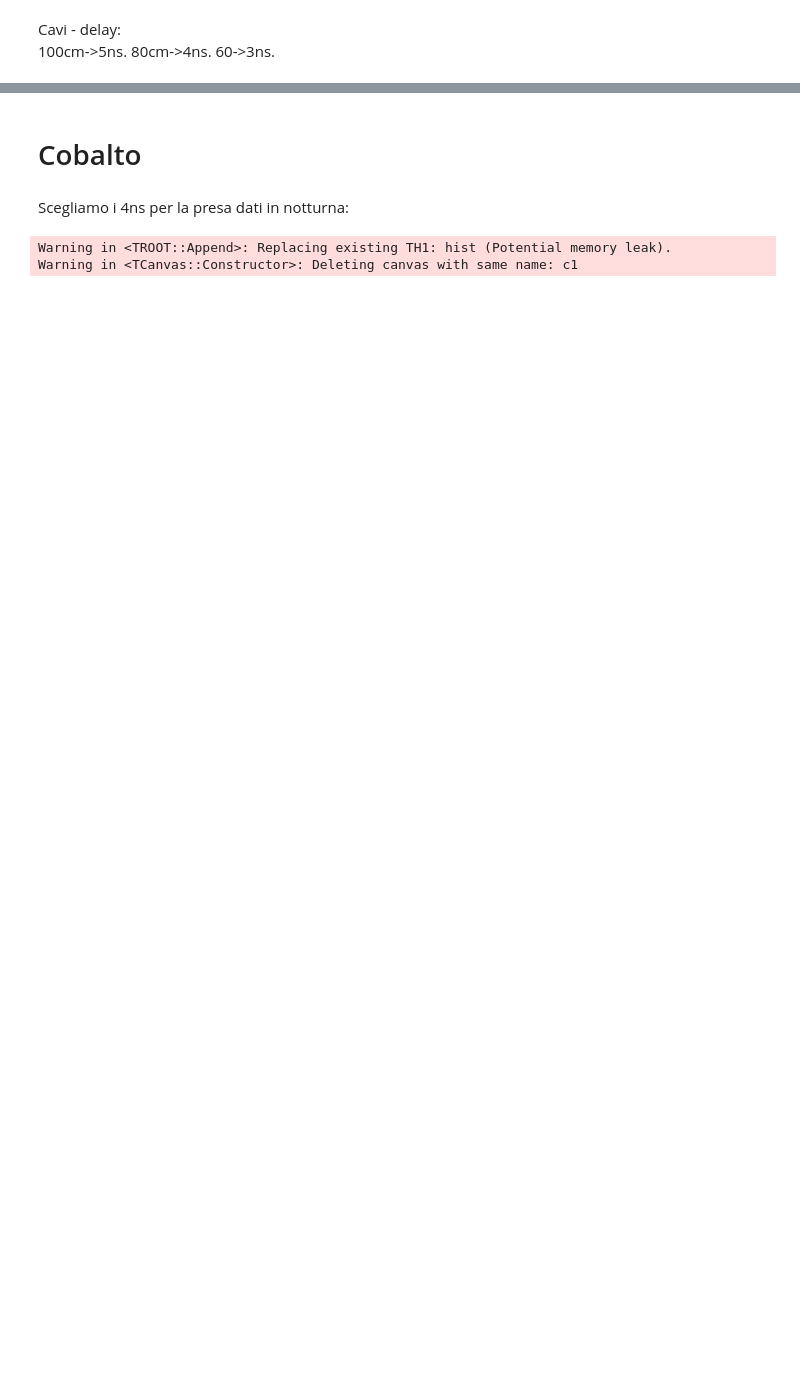
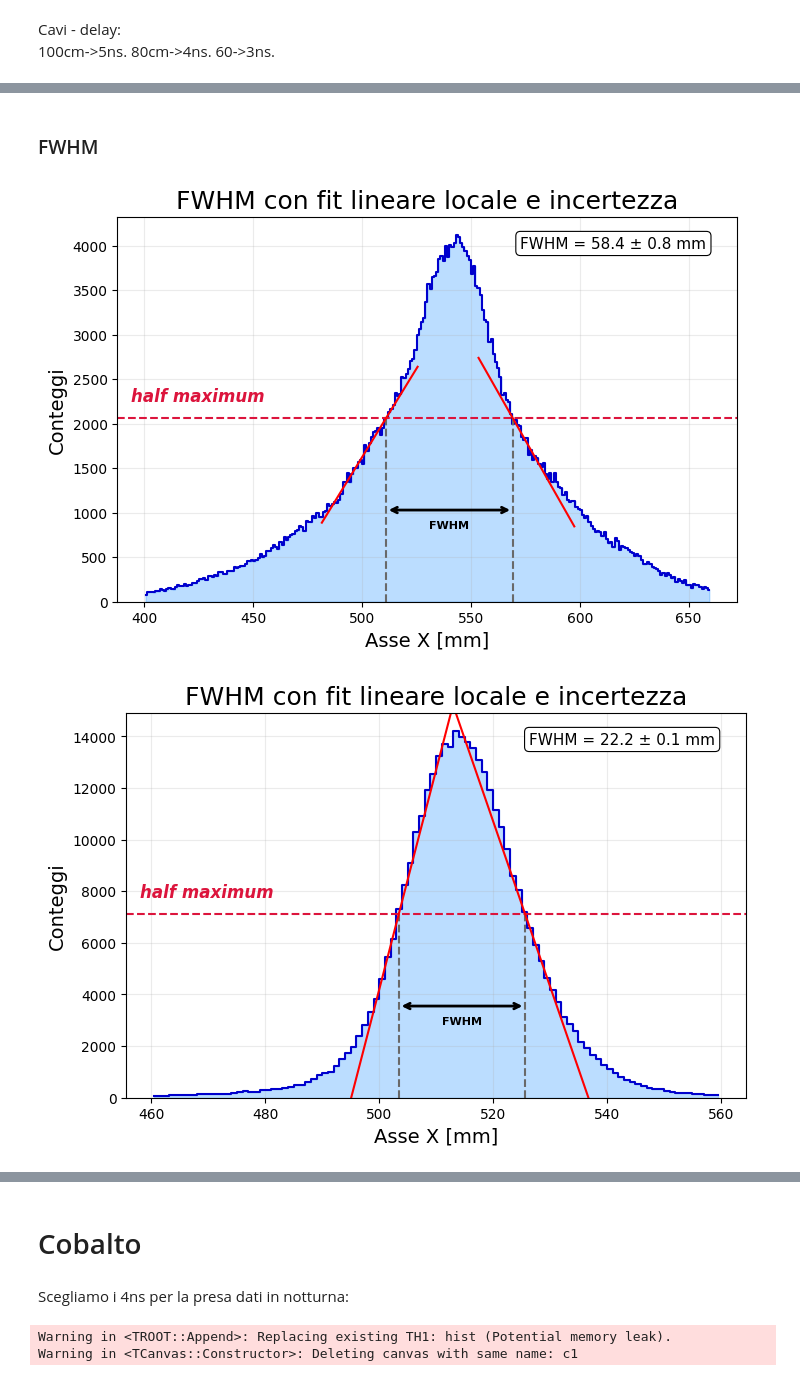
Before and after one commit to patrickrocca02-create/patrick.rocca1-timing, a Jupyter notebook: time_res.ipynb, the cells around one changed output, grey strips where cells are left out. Cells and saved outputs as stored; diff of their text form; code cells hidden in the pictures; blank space fills up the shorter version.

```diff
--- a/time_res.ipynb
+++ b/time_res.ipynb
@@ -13,7 +22,7 @@ Warning in <TCanvas::Constructor>: Deleting canvas with same name: c1
 Warning in <TCanvas::Constructor>: Deleting canvas with same name: c1
 [interactive output not drawn]
 # %%
-hist_3,c = load_hist("./data/time_res_3ns.root",2,nbins=100,rangemin=460,rangemax=560,draw=False)
+hist_3,c = load_hist("../data/time_res_3ns.root",2,nbins=100,rangemin=460,rangemax=560,draw=False)
 c = gaus_fit(hist_3, 490, 540)
 # %% [output]
 A = 13240.2 ± 33.0   μ = 514.39 ± 0.03     σ = 9.24 ± 0.03
@@ -21,7 +31,7 @@ Warning in <TROOT::Append>: Replacing existing TH1: hist (Potential memory leak)
 Warning in <TCanvas::Constructor>: Deleting canvas with same name: c1
 [interactive output not drawn]
 # %%
-hist_5,c = load_hist("./data/time_res_5ns.root",2,nbins=100,rangemin=460,rangemax=560,draw=False)
+hist_5,c = load_hist("../data/time_res_5ns.root",2,nbins=100,rangemin=460,rangemax=560,draw=False)
 c = gaus_fit(hist_5, 490, 530)
 # %% [output]
 A = 10643.6 ± 65.1   μ = 513.78 ± 0.05     σ = 7.80 ± 0.06
@@ -29,7 +40,7 @@ Warning in <TROOT::Append>: Replacing existing TH1: hist (Potential memory leak)
 Warning in <TCanvas::Constructor>: Deleting canvas with same name: c1
 [interactive output not drawn]
 # %%
-hist_4,c = load_hist("./data/time_res_4ns.root",2,nbins=70,rangemin=500,rangemax=570,draw=False)
+hist_4,c = load_hist("../data/time_res_4ns.root",2,nbins=70,rangemin=500,rangemax=570,draw=False)
 c = gaus_fit(hist_4, 510, 570)
 # %% [output]
 A = 14129.7 ± 31.6   μ = 536.14 ± 0.02     σ = 9.66 ± 0.02
@@ -37,7 +49,7 @@ Warning in <TROOT::Append>: Replacing existing TH1: hist (Potential memory leak)
 Warning in <TCanvas::Constructor>: Deleting canvas with same name: c1
 [interactive output not drawn]
 # %%
-hist_8,c = load_hist("./data/time_res_8ns.root",2,nbins=100,rangemin=460,rangemax=560,draw=False)
+hist_8,c = load_hist("../data/time_res_8ns.root",2,nbins=100,rangemin=460,rangemax=560,draw=False)
 c = gaus_fit(hist_8, 470, 540)
 # %% [output]
 A = 11546.6 ± 28.9   μ = 506.92 ± 0.02     σ = 10.28 ± 0.03
@@ -66,3 +79,5 @@ c1.Update()
 # %% [output]
 Warning in <TCanvas::Constructor>: Deleting canvas with same name: c1
 [interactive output not drawn]
+# %% [markdown]
+### FWHM
@@ -68,0 +299,27 @@ Warning in <TCanvas::Constructor>: Deleting canvas with same name: c1
+# %%
+import numpy as np
+
+histos = [hist_1, hist_3, hist_4, hist_5, hist_8]
+nfits = [15, 5, 5, 5, 5]
+
+fwhm = np.array([])
+fwhm_err = np.array([])
+
+for j in range(len(histos)):
+    x = np.array([histos[j].GetBinCenter(i) for i in range(1, histos[j].GetNbinsX()+1)])
+    y = np.array([histos[j].GetBinContent(i) for i in range(1, histos[j].GetNbinsX()+1)])
+
+    a = fwhm_linear_fit_with_uncertainty(x,y,nfit=nfits[j],plot=True)
+    fwhm = np.append(fwhm, a['fwhm'])
+    fwhm_err = np.append(fwhm_err, a['fwhm_err'])
+
+# hist = hist_8
+# x = np.array([hist.GetBinCenter(i) for i in range(1, hist.GetNbinsX()+1)])
+# y = np.array([hist.GetBinContent(i) for i in range(1, hist.GetNbinsX()+1)])
+
+# a = fwhm_linear_fit_with_uncertainty(x,y,nfit=5,plot=True)
+# fwhm = np.append(fwhm, a['fwhm'])
+# fwhm_err = np.append(fwhm_err, a['fwhm_err'])
+# %% [output]
+[figure, added]
+[figure, added]
```
Also changed, not shown: parts of 15 cells of this notebook, 2 other files.
